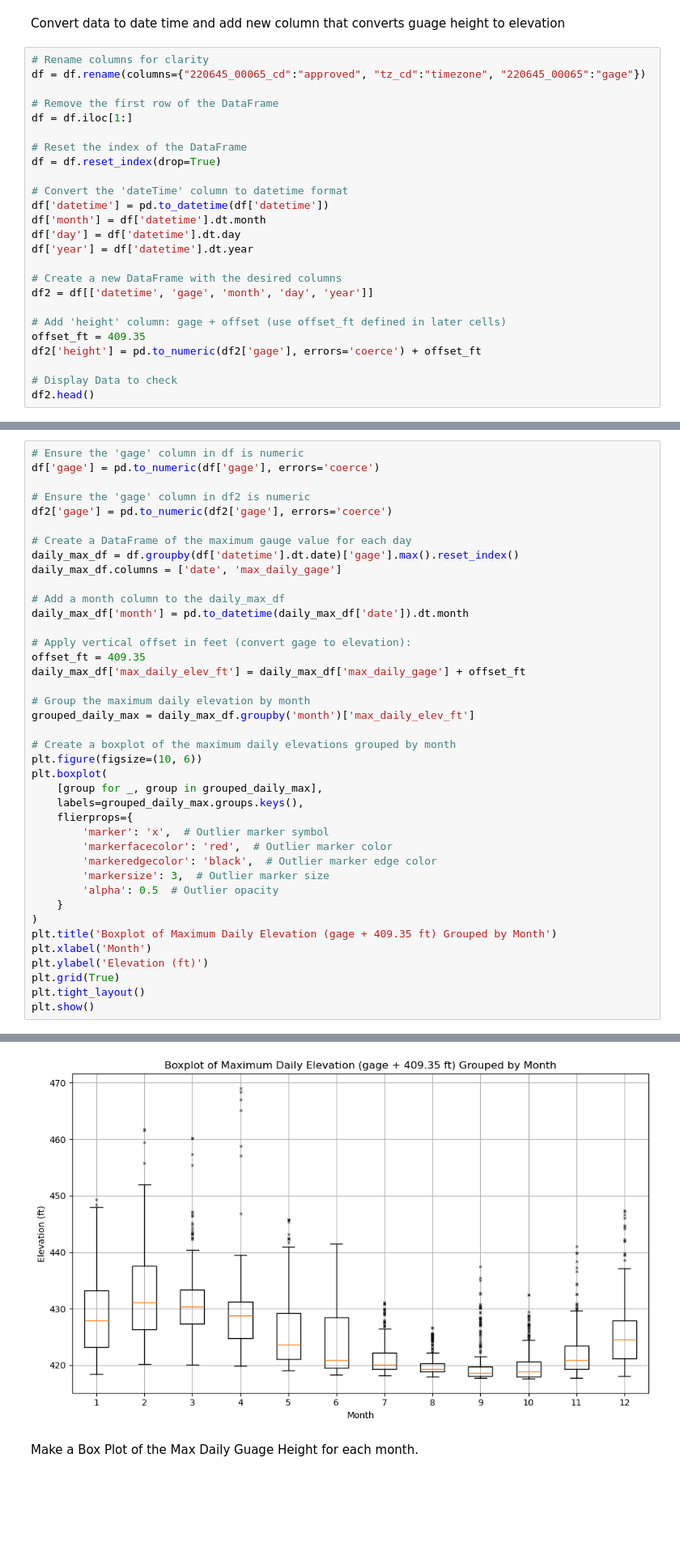
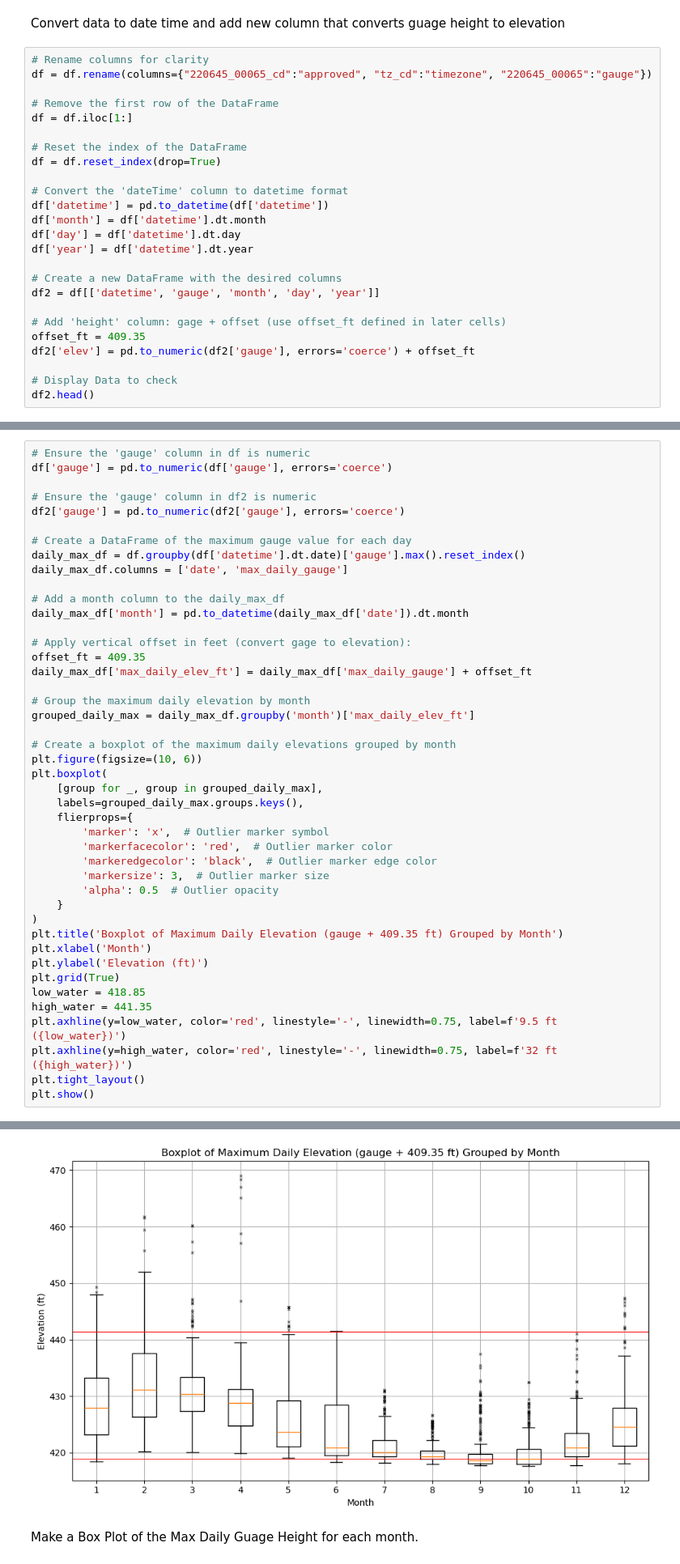
Before and after one commit to Raybies/GreenRiverFerryRiver, a Jupyter notebook: GRF_VA.ipynb, the cells around one changed output, grey strips where cells are left out. Shown at 81% size. Drawn from its saved outputs; the diff is of its cells as text; blank space fills up the shorter version.

Commit message:
updates gage to gauge

```diff
--- a/GRF_VA.ipynb
+++ b/GRF_VA.ipynb
@@ -106,7 +60,7 @@ print(df.head())
 Convert data to date time and add new column that converts guage height to elevation
 # %%
 # Rename columns for clarity
-df = df.rename(columns={"220645_00065_cd":"approved", "tz_cd":"timezone", "220645_00065":"gage"})
+df = df.rename(columns={"220645_00065_cd":"approved", "tz_cd":"timezone", "220645_00065":"gauge"})
 
 # Remove the first row of the DataFrame
 df = df.iloc[1:]
@@ -121,11 +75,11 @@ df['day'] = df['datetime'].dt.day
 df['year'] = df['datetime'].dt.year
 
 # Create a new DataFrame with the desired columns
-df2 = df[['datetime', 'gage', 'month', 'day', 'year']]
+df2 = df[['datetime', 'gauge', 'month', 'day', 'year']]
 
 # Add 'height' column: gage + offset (use offset_ft defined in later cells)
 offset_ft = 409.35
-df2['height'] = pd.to_numeric(df2['gage'], errors='coerce') + offset_ft
+df2['elev'] = pd.to_numeric(df2['gauge'], errors='coerce') + offset_ft
 
 # Display Data to check
 df2.head()
@@ -146,20 +115,20 @@ Make a Box Plot of the Max Daily Guage Height, in elevation, for each month.
 # %%
-# Ensure the 'gage' column in df is numeric
-df['gage'] = pd.to_numeric(df['gage'], errors='coerce')
+# Ensure the 'gauge' column in df is numeric
+df['gauge'] = pd.to_numeric(df['gauge'], errors='coerce')
 
-# Ensure the 'gage' column in df2 is numeric
-df2['gage'] = pd.to_numeric(df2['gage'], errors='coerce')
+# Ensure the 'gauge' column in df2 is numeric
+df2['gauge'] = pd.to_numeric(df2['gauge'], errors='coerce')
 
 # Create a DataFrame of the maximum gauge value for each day
-daily_max_df = df.groupby(df['datetime'].dt.date)['gage'].max().reset_index()
-daily_max_df.columns = ['date', 'max_daily_gage']
+daily_max_df = df.groupby(df['datetime'].dt.date)['gauge'].max().reset_index()
+daily_max_df.columns = ['date', 'max_daily_gauge']
 
 # Add a month column to the daily_max_df
 daily_max_df['month'] = pd.to_datetime(daily_max_df['date']).dt.month
 
 # Apply vertical offset in feet (convert gage to elevation):
 offset_ft = 409.35
-daily_max_df['max_daily_elev_ft'] = daily_max_df['max_daily_gage'] + offset_ft
+daily_max_df['max_daily_elev_ft'] = daily_max_df['max_daily_gauge'] + offset_ft
 
 # Group the maximum daily elevation by month
 grouped_daily_max = daily_max_df.groupby('month')['max_daily_elev_ft']
@@ -177,10 +146,14 @@ plt.boxplot(
         'alpha': 0.5  # Outlier opacity
     }
 )
-plt.title('Boxplot of Maximum Daily Elevation (gage + 409.35 ft) Grouped by Month')
+plt.title('Boxplot of Maximum Daily Elevation (gauge + 409.35 ft) Grouped by Month')
 plt.xlabel('Month')
 plt.ylabel('Elevation (ft)')
 plt.grid(True)
+low_water = 418.85
+high_water = 441.35
+plt.axhline(y=low_water, color='red', linestyle='-', linewidth=0.75, label=f'9.5 ft ({low_water})')
+plt.axhline(y=high_water, color='red', linestyle='-', linewidth=0.75, label=f'32 ft ({high_water})')
 plt.tight_layout()
 plt.show()
 # %% [output]
@@ -192,4 +165,4 @@ See the caveats in the documentation: https://pandas.pydata.org/pandas-docs/stab
-[figure, old version]
+[figure, new version]
 # %% [markdown]
 Make a Box Plot of the Max Daily Guage Height for each month.
 # %%
```
Also changed, not shown: parts of 24 cells of this notebook.
